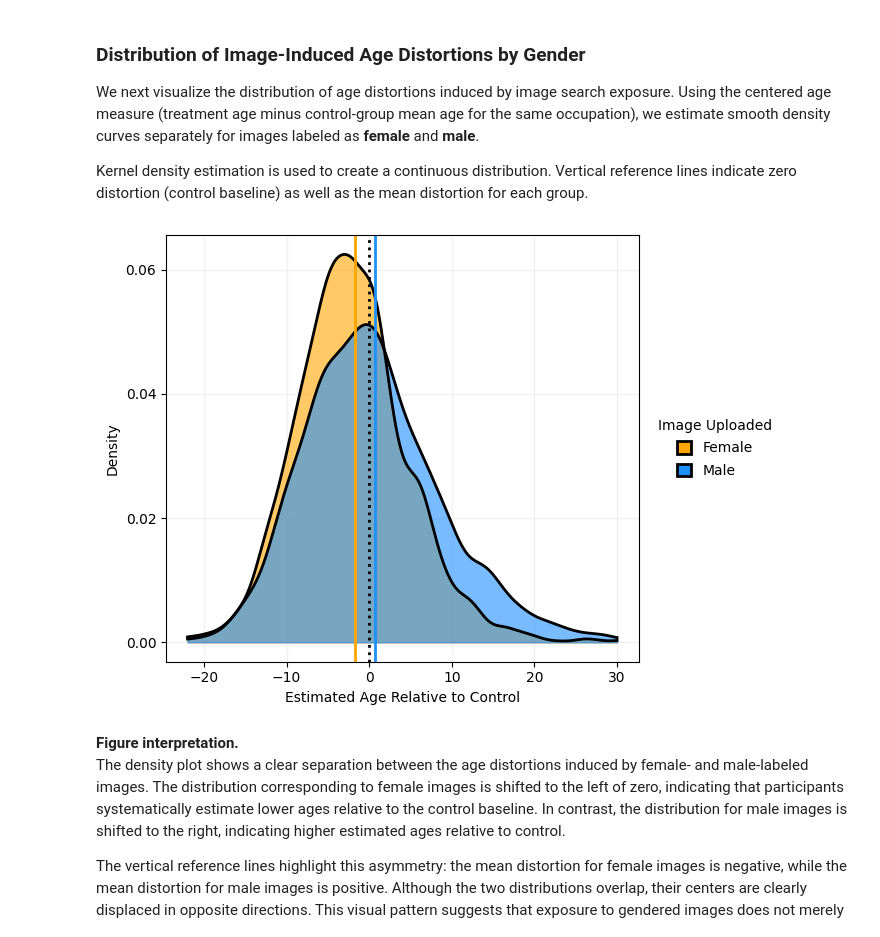
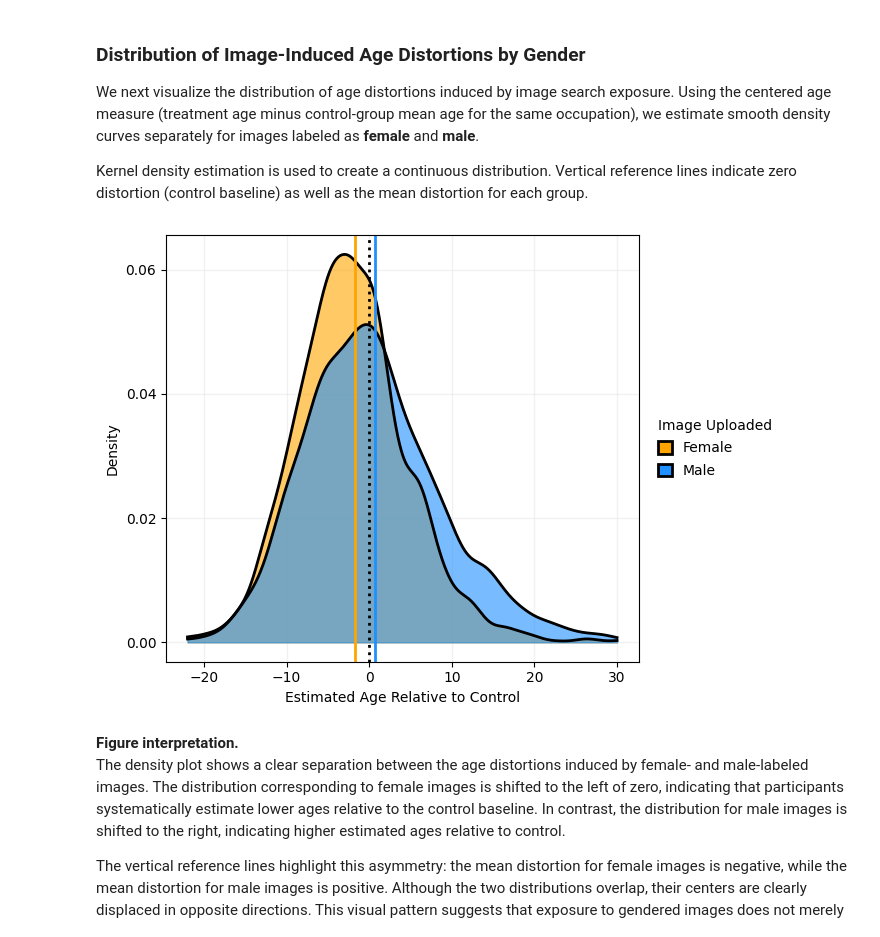
Before and after one commit to tasosger/machine_learning_aueb, a Jupyter notebook: ex2/age_gender_distortion_analysis.ipynb, the cells around one changed output. Cells and saved outputs as stored; diff of their text form; code cells hidden in the pictures.

```diff
--- a/ex2/age_gender_distortion_analysis.ipynb
+++ b/ex2/age_gender_distortion_analysis.ipynb
@@ -870,35 +854,38 @@ ax.axvline(0, color="black", linestyle=":", linewidth=2)
 ax.axvline(female.mean(), color=FEMALE_COLOR, linewidth=2)
 ax.axvline(male.mean(),   color=MALE_COLOR,   linewidth=2)
 pad = 0.05 * (xmax - xmin)
 ax.set_xlim(xmin - pad, xmax + pad)
 ax.set_xlabel("Estimated Age Relative to Control")
 ax.set_ylabel("Density")
 
 # -----------------------
 # Legend
 # -----------------------
 handles = [
     Patch(facecolor=FEMALE_COLOR, edgecolor="black", linewidth=2.0, label="Female"),
     Patch(facecolor=MALE_COLOR,   edgecolor="black", linewidth=2.0, label="Male"),
 ]
 
-ax.legend(
+leg = ax.legend(
     handles=handles,
     title="Image Uploaded",
     loc="center left",
     bbox_to_anchor=(1.02, 0.5),
     frameon=False,
     handlelength=1.0,
     handleheight=1.0,
     labelspacing=0.6,
     borderpad=0.2
 )
 
+# left align legend
+leg._legend_box.align = "left"
+
 
 plt.tight_layout()
 plt.show()
 # %% [output]
-[figure, old version]
+[figure, new version]
 # %% [markdown]
 **Figure interpretation.**
 The density plot shows a clear separation between the age distortions induced by female- and male-labeled images. The distribution corresponding to female images is shifted to the left of zero, indicating that participants systematically estimate lower ages relative to the control baseline. In contrast, the distribution for male images is shifted to the right, indicating higher estimated ages relative to control.
```
Also changed, not shown: parts of 10 cells of this notebook.
